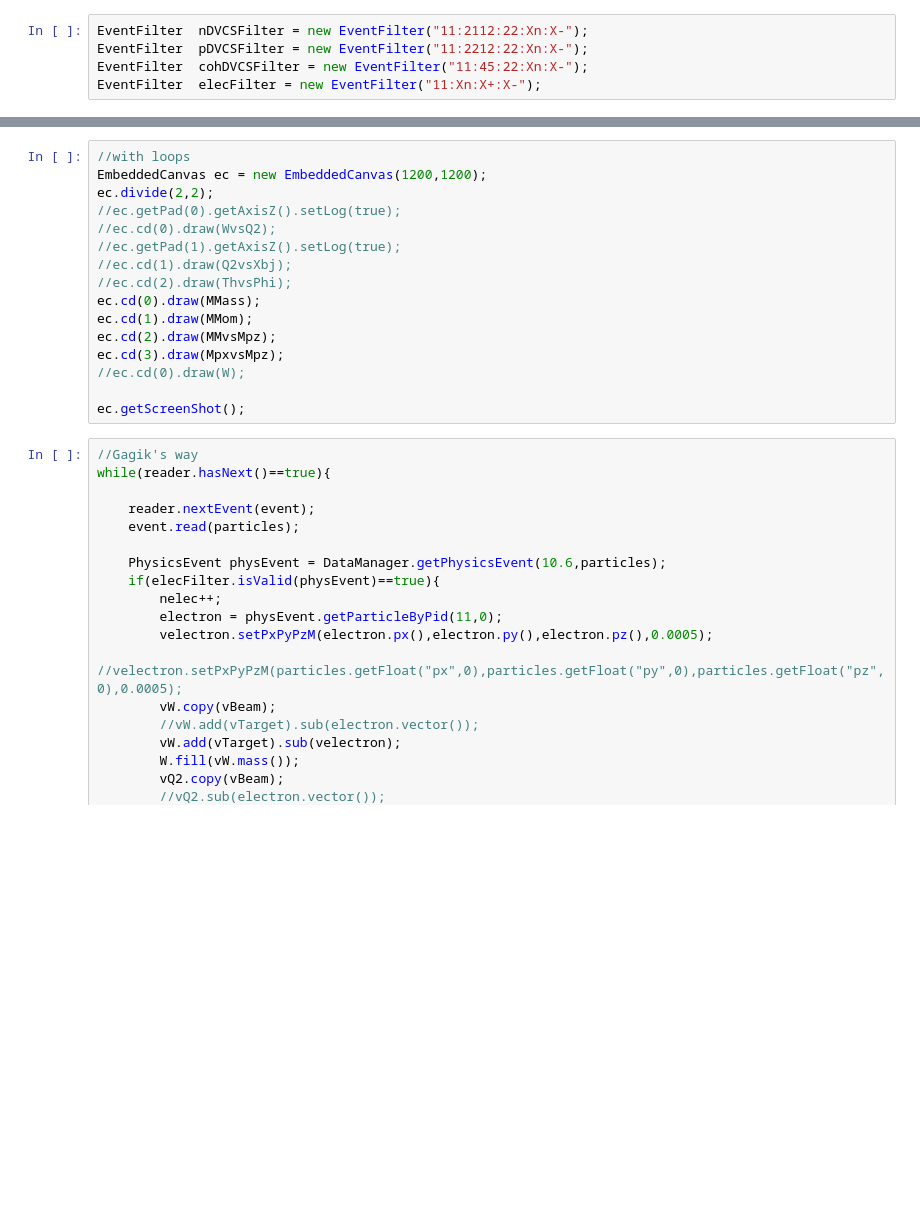
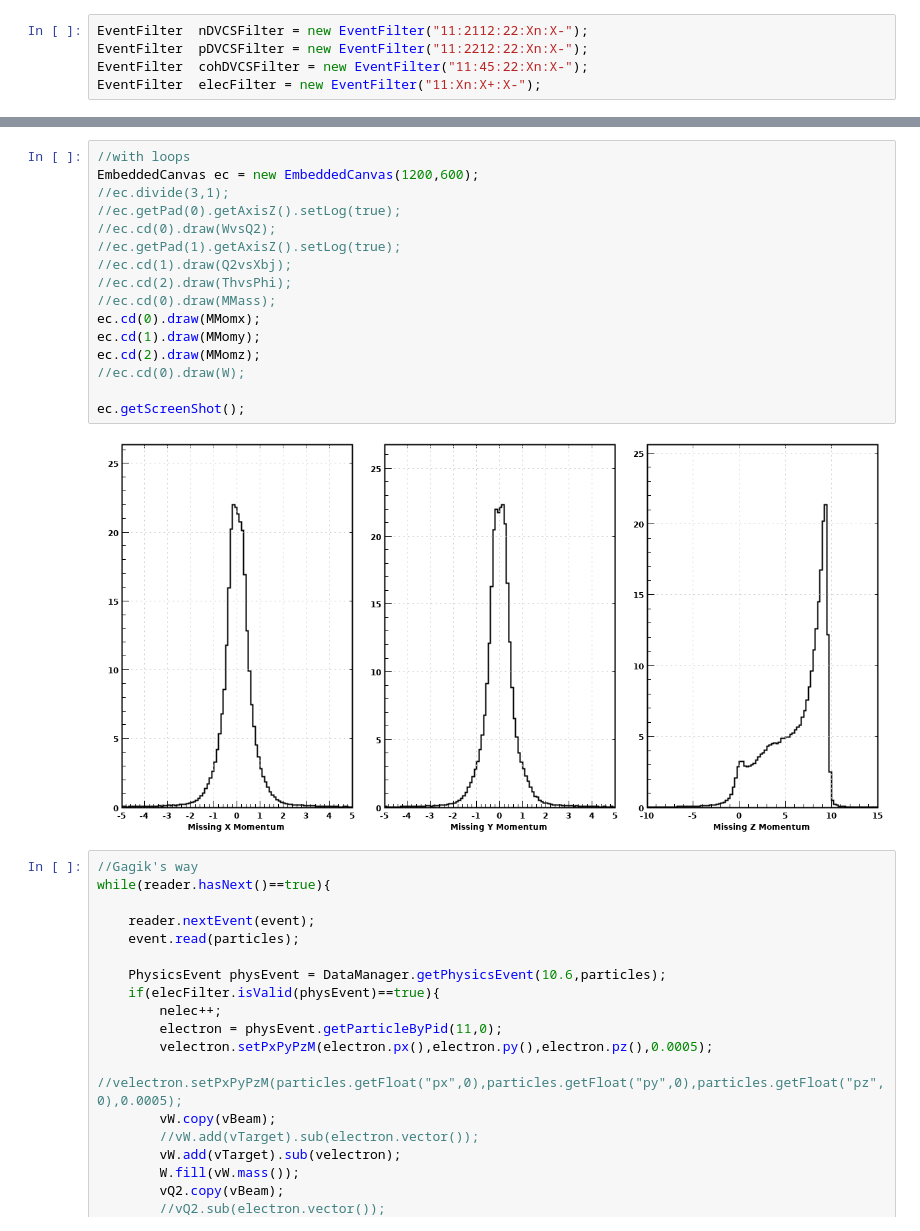
Before and after one commit to AngelaBi/coherent-dvcs, a Jupyter notebook: DcoDe/DcoDe.ipynb, the cells around one changed output, grey strips where cells are left out. Cells and saved outputs as stored; diff of their text form; blank space fills up the shorter version.

```diff
--- a/DcoDe/DcoDe.ipynb
+++ b/DcoDe/DcoDe.ipynb
@@ -204,19 +194,21 @@ System.out.println("total dvcs events: " + ndvcs);
 # %%
 //with loops
-EmbeddedCanvas ec = new EmbeddedCanvas(1200,1200);
-ec.divide(2,2);
+EmbeddedCanvas ec = new EmbeddedCanvas(1200,600);
+//ec.divide(3,1);
 //ec.getPad(0).getAxisZ().setLog(true);
 //ec.cd(0).draw(WvsQ2);
 //ec.getPad(1).getAxisZ().setLog(true);
 //ec.cd(1).draw(Q2vsXbj);
 //ec.cd(2).draw(ThvsPhi);
-ec.cd(0).draw(MMass);
-ec.cd(1).draw(MMom);
-ec.cd(2).draw(MMvsMpz);
-ec.cd(3).draw(MpxvsMpz);
+//ec.cd(0).draw(MMass);
+ec.cd(0).draw(MMomx);
+ec.cd(1).draw(MMomy);
+ec.cd(2).draw(MMomz);
 //ec.cd(0).draw(W);
 
 ec.getScreenShot();
+# %% [output]
+[figure, added]
 # %%
 //Gagik's way
 while(reader.hasNext()==true){
```
Also changed, not shown: parts of 4 cells of this notebook.
